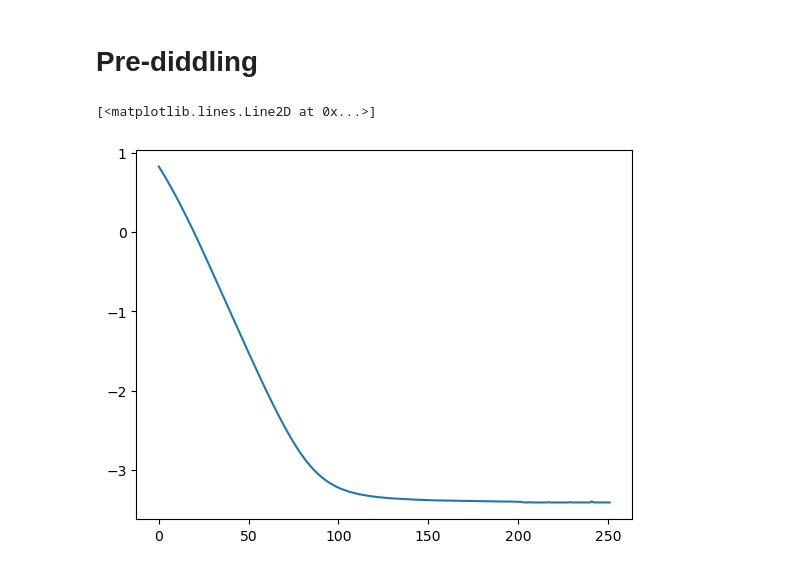
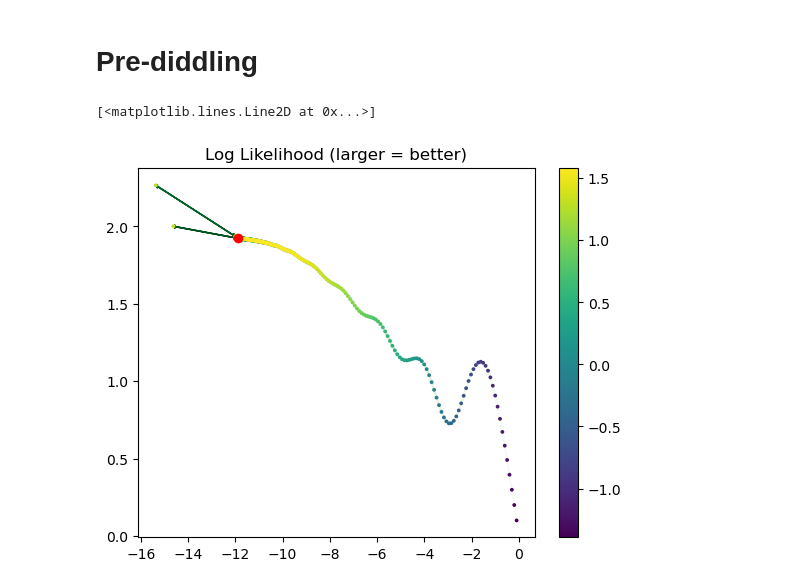
Before and after one commit to ABesginow/LaplaceKernelSearch, a Jupyter notebook: exploration_tests/linear.ipynb, the cells around one changed output. Drawn from its saved outputs; the diff is of its cells as text; code cells hidden in the pictures.

```diff
--- a/exploration_tests/linear.ipynb
+++ b/exploration_tests/linear.ipynb
@@ -281,12 +282,41 @@ model = ExactGPModel(train_x, train_y, likelihood)
 # %%
 # Train the MAP for 100 Iterations of ADAM and then 50 more of L-BFGS
 loss, training_log = optimize_hyperparameters(model, likelihood, 200, train_x, train_y, True, MAP=True, log_param_path=True, random_restarts=1, log_likelihood=True)
-# %%
-#plt.plot(training_log["training_log"]['likelihood.noise_covar.raw_noise'])
-plt.plot(training_log["likelihood_log"])
-# %% [output]
-[<matplotlib.lines.Line2D at 0x...>]
-[figure, removed]
+# %%
+#plt.plot(training_log["training_log"]['likelihood.noise_covar.raw_noise'])
+#plt.plot(training_log["likelihood_log"])
+param_keys = list(training_log["training_log"].keys())
+filtered = False
+filtered_noise = list()
+filtered_length = list()
+filtered_loglike = list()
+
+# loop to filter draws below X
+for n, l, llik in zip(training_log["training_log"][param_keys[0]], training_log["training_log"][param_keys[1]], training_log["likelihood_log"]):
+    if llik > -5000:
+        filtered_noise.append(n)
+        filtered_length.append(l)
+        filtered_loglike.append(llik)
+
+if filtered:
+    for i in range(len(filtered_noise)-1):
+        n, l = filtered_noise[i], filtered_length[i]
+        n2, l2 = filtered_noise[i+1], filtered_length[i+1]
+        plt.arrow(n, l, n2-n, l2-l, color=mpl.colormaps["Greens"](i/len(filtered_noise)), head_length = 0.07, head_width = 0.025, length_includes_head = True)
+    plt.scatter(filtered_noise, filtered_length, c=filtered_loglike, s=3)
+else:
+    for i in range(len(training_log["training_log"][param_keys[0]])-1):
+        n, l = training_log["training_log"][param_keys[0]][i], training_log["training_log"][param_keys[1]][i]
+        n2, l2 = training_log["training_log"][param_keys[0]][i+1], training_log["training_log"][param_keys[1]][i+1]
+        plt.arrow(n, l, n2-n, l2-l, color=mpl.colormaps["Greens"](i/len(training_log["training_log"][param_keys[0]])), head_length = 0.07, head_width = 0.025, length_includes_head = True)
+    plt.scatter(training_log["training_log"][param_keys[0]], training_log["training_log"][param_keys[1]], c=-torch.Tensor(training_log["likelihood_log"]), s=3)
+plt.title("Log Likelihood (larger = better)")
+plt.colorbar()
+
+plt.plot(training_log["training_log"][param_keys[0]][-1], training_log["training_log"][param_keys[1]][-1], "ro")
+# %% [output]
+[<matplotlib.lines.Line2D at 0x...>]
+[figure, added]
 # %%
 metrics.calculate_laplace(model, -loss, with_prior=True, param_punish_term=-1.0)
 # %% [output]
```
Also changed, not shown: parts of 12 cells of this notebook.
